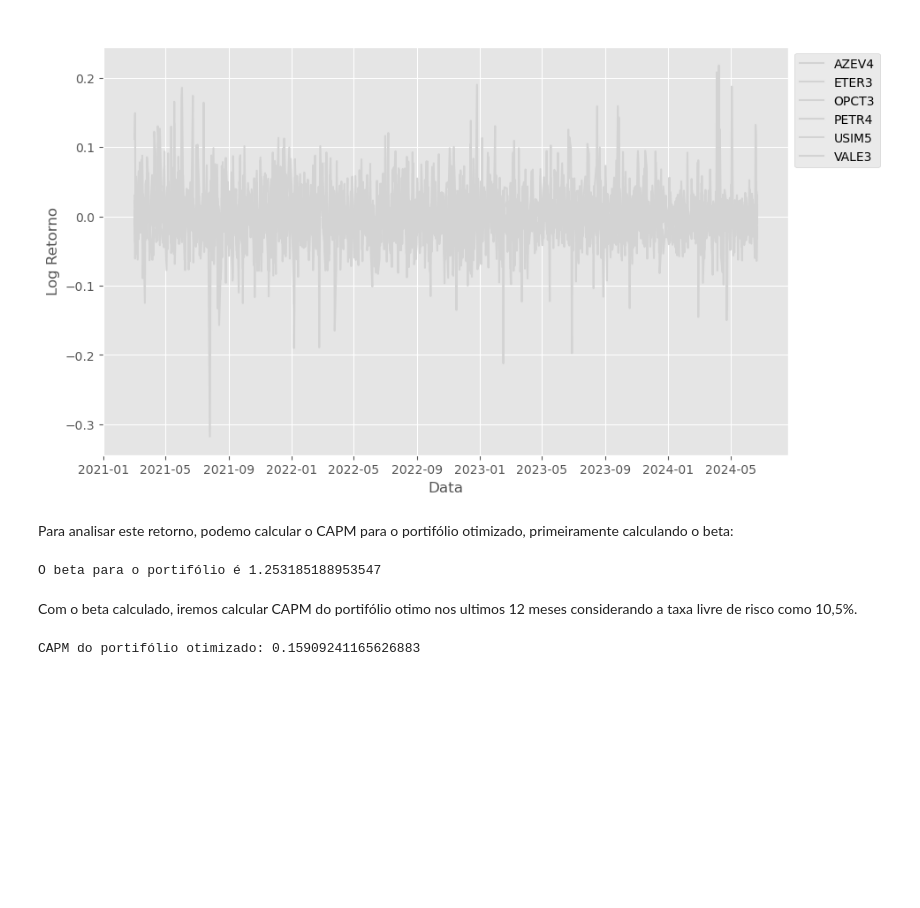
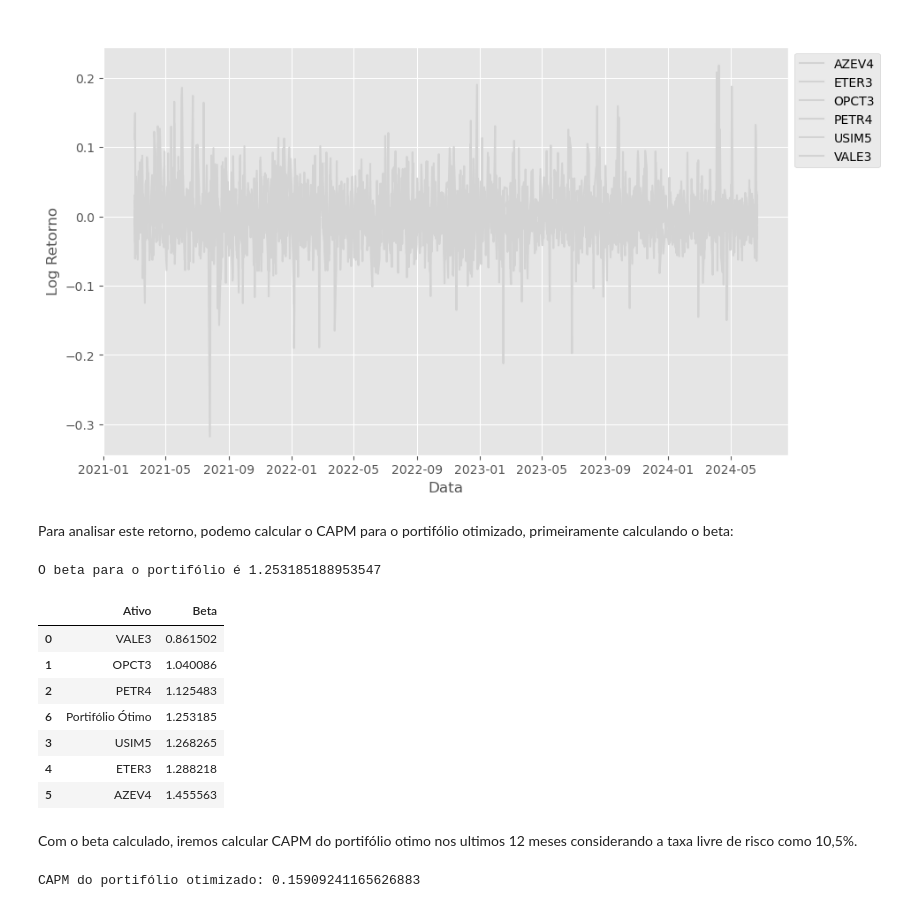
Before and after one commit to murilocechin/financial_analytics_final, a Jupyter notebook: tarefas.ipynb, the cells around one changed output. Cells and saved outputs as stored; diff of their text form; code cells hidden in the pictures; blank space fills up the shorter version.

```diff
--- a/tarefas.ipynb
+++ b/tarefas.ipynb
@@ -1318,6 +1355,30 @@ beta_portifolio = model.coef_[0]
 print(f"O beta para o portifólio é {beta_portifolio}")
 # %% [output]
 O beta para o portifólio é 1.253185188953547
+# %%
+# Sort the DataFrame by the "Beta" column
+df_betas_ativos.sort_values("Beta", inplace=True)
+
+# Create a new DataFrame with the row to append
+new_row = pd.DataFrame({"Ativo": ["Portifólio Ótimo"], "Beta": [beta_portifolio]})
+
+# Append the new row to the DataFrame using concat
+df_betas_ativos = pd.concat([df_betas_ativos, new_row], ignore_index=True)
+
+# Sort the DataFrame again by the "Beta" column
+df_betas_ativos.sort_values("Beta", inplace=True)
+
+# Display the DataFrame
+df_betas_ativos
+# %% [output]
+|  | Ativo | Beta |
+| 0 | VALE3 | 0.861502 |
+| 1 | OPCT3 | 1.040086 |
+| 2 | PETR4 | 1.125483 |
+| 6 | Portifólio Ótimo | 1.253185 |
+| 3 | USIM5 | 1.268265 |
+| 4 | ETER3 | 1.288218 |
+| 5 | AZEV4 | 1.455563 |
 # %% [markdown]
 Com o beta calculado, iremos calcular CAPM do portifólio otimo nos ultimos 12 meses considerando a taxa livre de risco como 10,5%.
 # %%
```
Also changed, not shown: parts of 4 cells of this notebook.
